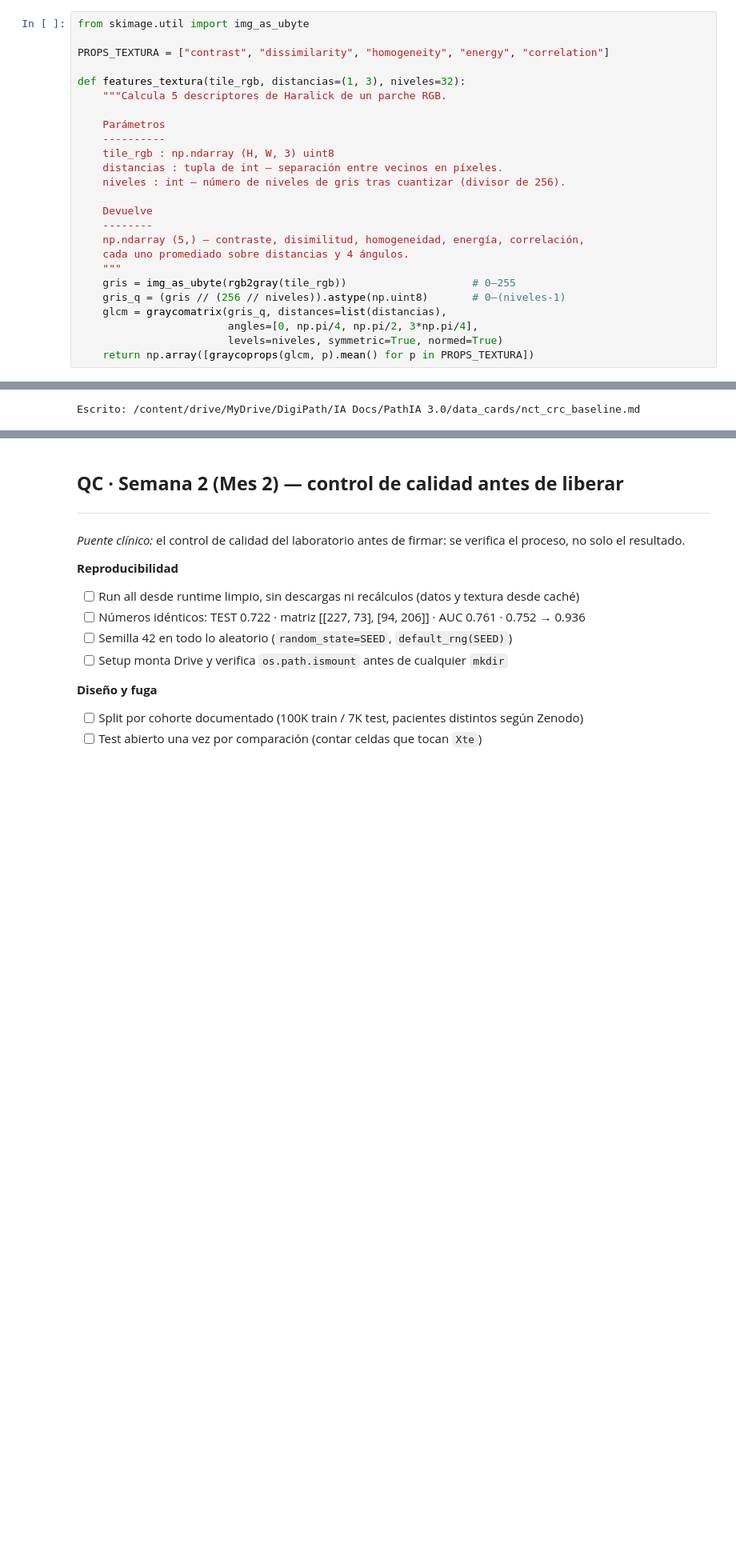
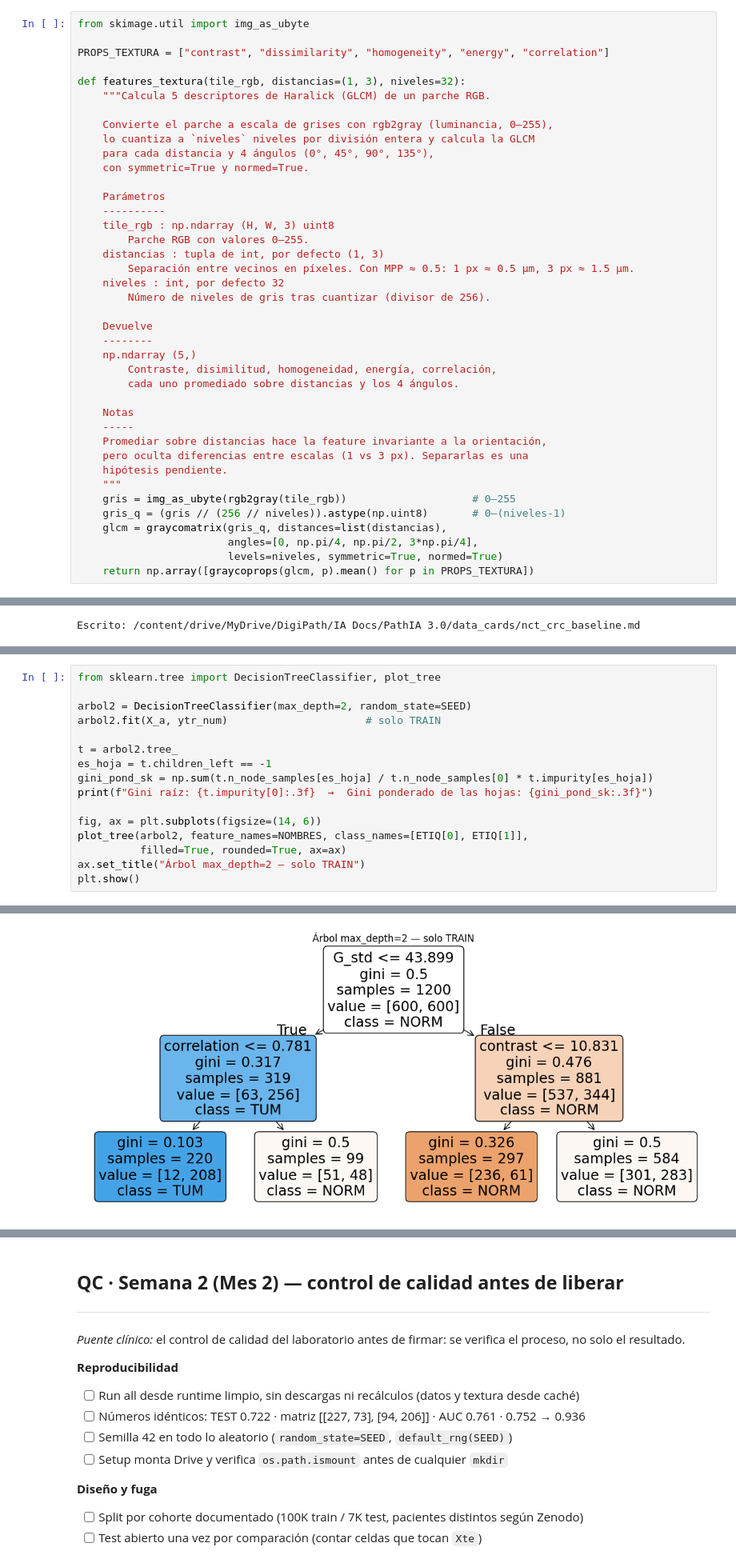
Before and after one commit to CarlosJB95/PathIA-MSI-colon, a Jupyter notebook: notebooks/Notebook_06_intro_clasificacion.ipynb, the cells around one changed output, grey strips where cells are left out. Shown at 80% size. Drawn from its saved outputs; the diff is of its cells as text; blank space fills up the shorter version.

Commit message:
Día 31
árbol de decisión, sobreajuste (CV en train) y RF vs LR (mismo split, test una vez)

```diff
--- a/notebooks/Notebook_06_intro_clasificacion.ipynb
+++ b/notebooks/Notebook_06_intro_clasificacion.ipynb
@@ -505,18 +543,33 @@ from skimage.util import img_as_ubyte
 PROPS_TEXTURA = ["contrast", "dissimilarity", "homogeneity", "energy", "correlation"]
 
 def features_textura(tile_rgb, distancias=(1, 3), niveles=32):
-    """Calcula 5 descriptores de Haralick de un parche RGB.
+    """Calcula 5 descriptores de Haralick (GLCM) de un parche RGB.
+
+    Convierte el parche a escala de grises con rgb2gray (luminancia, 0–255),
+    lo cuantiza a `niveles` niveles por división entera y calcula la GLCM
+    para cada distancia y 4 ángulos (0°, 45°, 90°, 135°),
+    con symmetric=True y normed=True.
 
     Parámetros
     ----------
     tile_rgb : np.ndarray (H, W, 3) uint8
-    distancias : tupla de int — separación entre vecinos en píxeles.
-    niveles : int — número de niveles de gris tras cuantizar (divisor de 256).
+        Parche RGB con valores 0–255.
+    distancias : tupla de int, por defecto (1, 3)
+        Separación entre vecinos en píxeles. Con MPP ≈ 0.5: 1 px ≈ 0.5 µm, 3 px ≈ 1.5 µm.
+    niveles : int, por defecto 32
+        Número de niveles de gris tras cuantizar (divisor de 256).
 
     Devuelve
     --------
-    np.ndarray (5,) — contraste, disimilitud, homogeneidad, energía, correlación,
-    cada uno promediado sobre distancias y 4 ángulos.
+    np.ndarray (5,)
+        Contraste, disimilitud, homogeneidad, energía, correlación,
+        cada uno promediado sobre distancias y los 4 ángulos.
+
+    Notas
+    -----
+    Promediar sobre distancias hace la feature invariante a la orientación,
+    pero oculta diferencias entre escalas (1 vs 3 px). Separarlas es una
+    hipótesis pendiente.
     """
     gris = img_as_ubyte(rgb2gray(tile_rgb))                    # 0–255
     gris_q = (gris // (256 // niveles)).astype(np.uint8)       # 0–(niveles-1)
@@ -833,0 +942,17 @@ Escrito: /content/drive/MyDrive/DigiPath/IA Docs/PathIA 3.0/data_cards/nct_crc_b
+# %%
+from sklearn.tree import DecisionTreeClassifier, plot_tree
+
+arbol2 = DecisionTreeClassifier(max_depth=2, random_state=SEED)
+arbol2.fit(X_a, ytr_num)                      # solo TRAIN
+
+t = arbol2.tree_
+es_hoja = t.children_left == -1
+gini_pond_sk = np.sum(t.n_node_samples[es_hoja] / t.n_node_samples[0] * t.impurity[es_hoja])
+print(f"Gini raíz: {t.impurity[0]:.3f}  →  Gini ponderado de las hojas: {gini_pond_sk:.3f}")
+
+fig, ax = plt.subplots(figsize=(14, 6))
+plot_tree(arbol2, feature_names=NOMBRES, class_names=[ETIQ[0], ETIQ[1]],
+          filled=True, rounded=True, ax=ax)
+ax.set_title("Árbol max_depth=2 — solo TRAIN")
+plt.show()
+# %% [output]
@@ -833,0 +960 @@ Escrito: /content/drive/MyDrive/DigiPath/IA Docs/PathIA 3.0/data_cards/nct_crc_b
+[figure, added]
```
Also changed, not shown: parts of 23 cells of this notebook.
